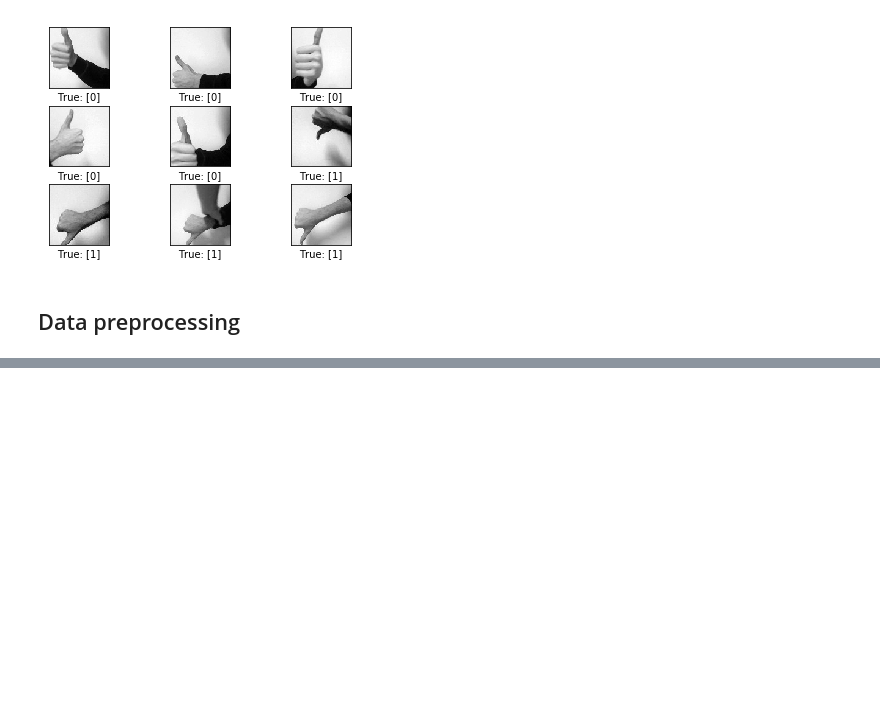
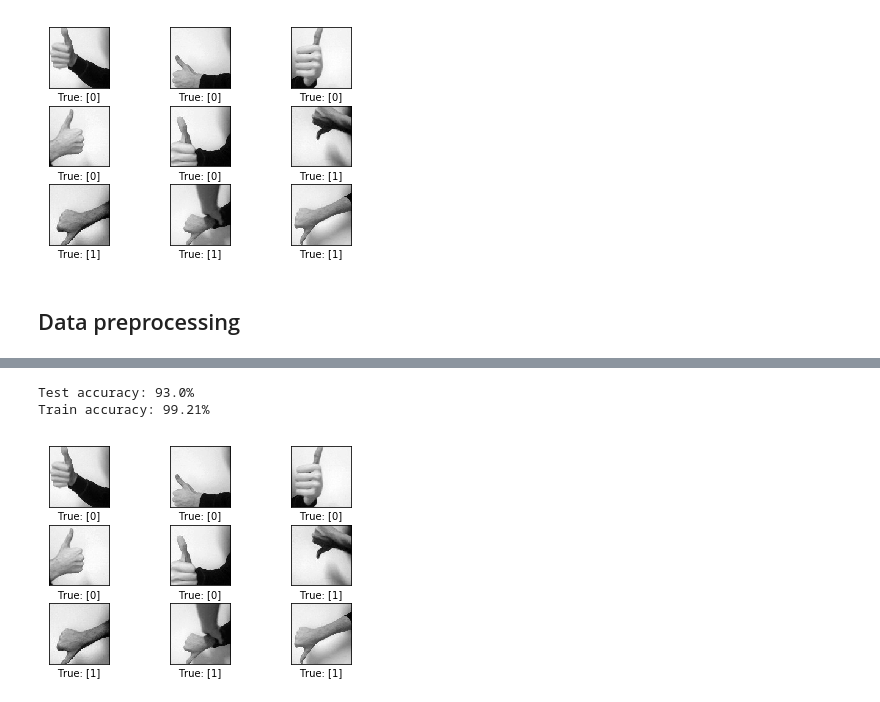
Before and after one commit to SNEKBOI/hand_gesture_recognition, a Jupyter notebook: training_model_like_dislike.ipynb, the cells around one changed output, grey strips where cells are left out. Saved outputs shown, nothing was run; the diff lists cells and outputs as text; code cells hidden in the pictures; blank space fills up the shorter version.

Commit message:
trains on 633 train images and hits 93% accuracy on the test of 100 images

```diff
--- a/training_model_like_dislike.ipynb
+++ b/training_model_like_dislike.ipynb
@@ -76,7 +79,7 @@ def load_data(PATH):
 # %%
 PATH = 'data/like_dislike/'
 # %%
-train_X, train_Y, test_X, test_Y = load_data(PATH)
+train_X, train_Y_class, test_X, test_Y_class = load_data(PATH)
 # %% [output]
 [figure]
 # %%
@@ -90,7 +93,7 @@ num_channels = 1
 
 num_classes = 2
 # %%
-def plot_images(images, cls_true, cls_pred=None):
+def plot_images(images, true_class, pred_class=None):
     fig, axes = plt.subplots(3, 3)
     fig.subplots_adjust(hspace=0.3, wspace=0.3)
 
@@ -98,10 +101,10 @@ def plot_images(images, cls_true, cls_pred=None):
 
         ax.imshow(images[i].reshape(100, 100), cmap='gray')
 
-        if cls_pred is None:
-            xlabel = f"True: {cls_true[i]}"
+        if pred_class is None:
+            xlabel = f"True: {true_class[i]}"
         else:
-            xlabel = f"True: {cls_true[i]}, Pred: {cls_pred[i]}"
+            xlabel = f"True: {true_class[i]}, Pred: {pred_class[i]}"
 
         ax.set_xlabel(xlabel)
 
@@ -122,3 +125,22 @@ plot_images(images=images, cls_true=cls_true)
 # %%
 def preprocess_images(X):
     X = (X / 255 * 0.99) + 0.01
+    return np.float32(X).reshape(-1, img_size, img_size, num_channels)
+
+def one_hot(nums):
+    output = np.eye(num_classes)[nums]
+    return np.squeeze(output)
+# %%
+train_X = preprocess_images(train_X)
+test_X = preprocess_images(test_X)
+
+train_Y = one_hot(train_Y_class)
+test_Y = one_hot(test_Y_class)
+
+
+print(f"Number of train examples: {train_X.shape[0]}")
+print(f"Number of test examples: {test_X.shape[0]}")
+print(f"Train images shape: {train_X.shape}")
+print(f"Test images shape: {test_X.shape}")
+print(f"Train Labels shape: {train_Y.shape}")
+print(f"Test Labels shape: {test_Y.shape}")
@@ -124,0 +526,16 @@ def preprocess_images(X):
+# %%
+print(f"Test accuracy: {str(print_accuracy(test_X, test_Y) * 100)[:5]}%")
+print(f"Train accuracy: {str(print_accuracy(train_X, train_Y) * 100)[:5]}%")
+# %% [output]
+Test accuracy: 93.0%
+Train accuracy: 99.21%
+# %%
+images = train_X[332:342]
+
+true_class = train_Y_class[332:342]
+
+
+
+plot_images(images=images, true_class=true_class)
+# %% [output]
+[figure, added]
```
Also changed, not shown: parts of 63 cells of this notebook.
